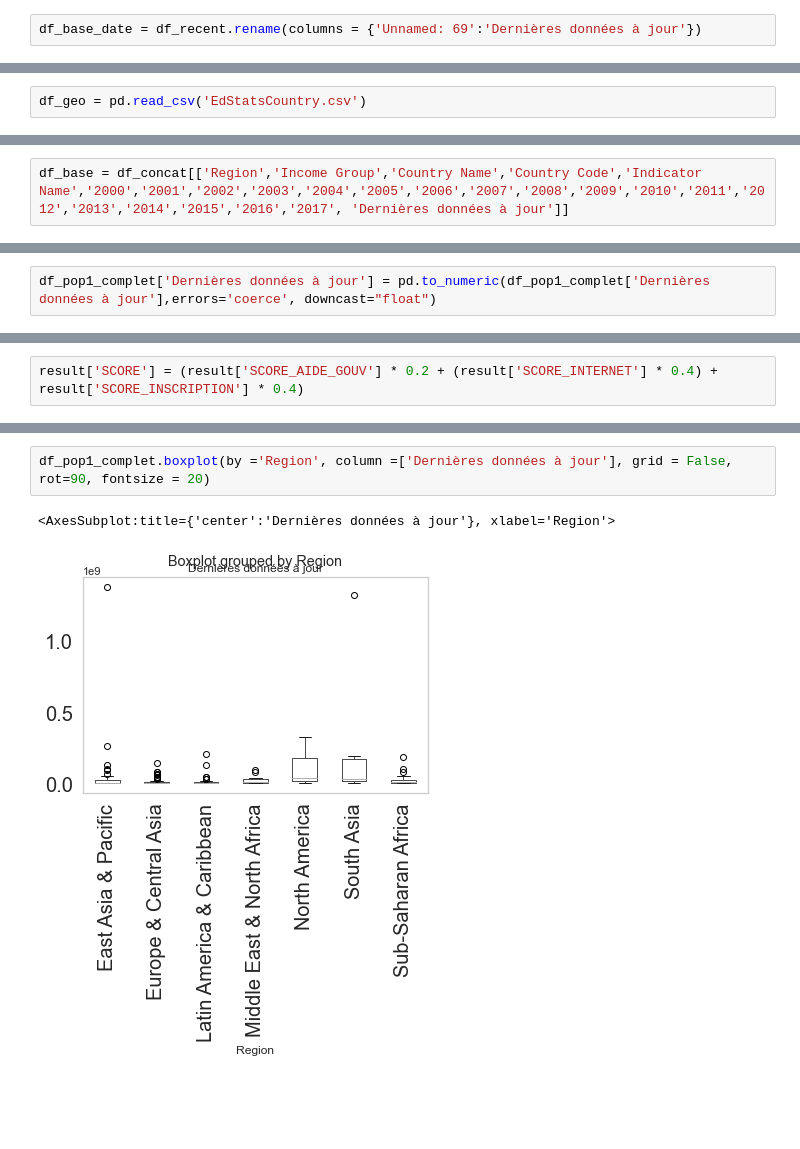
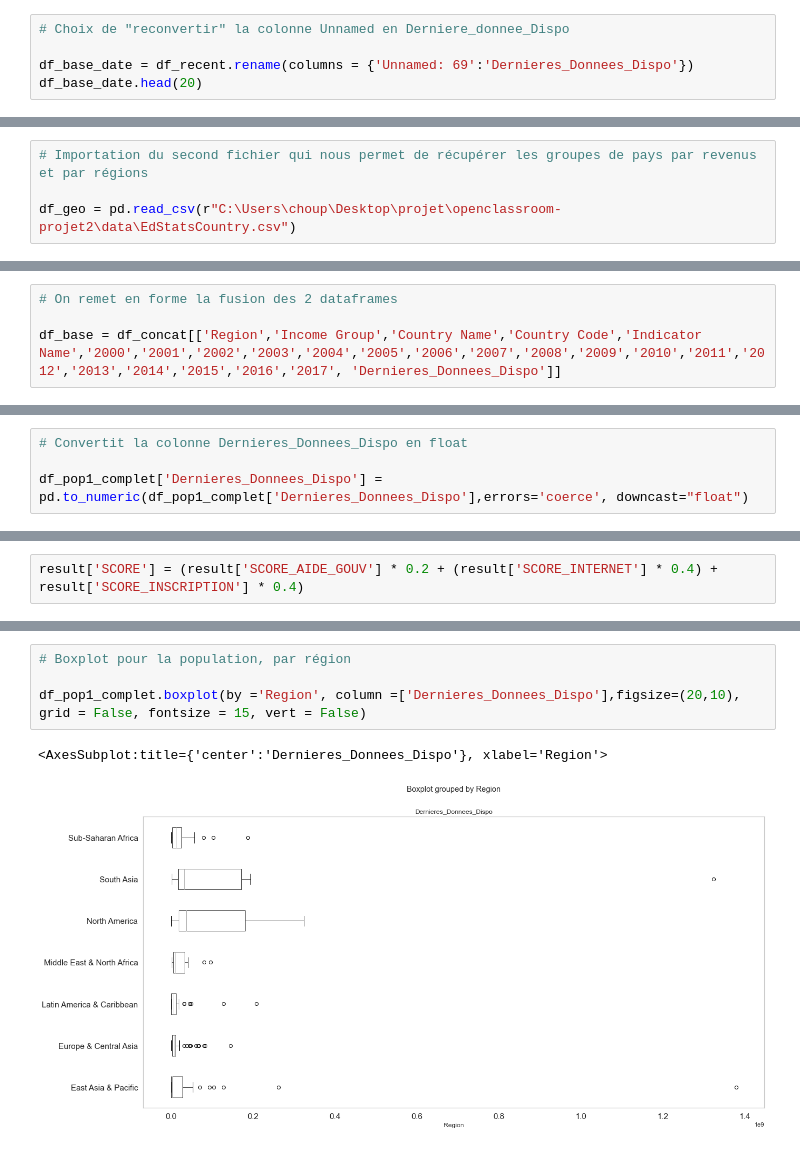
Before and after one commit to Charlotte-1987/openclassroom-projet2, a Jupyter notebook: notebook.ipynb, the cells around one changed output, grey strips where cells are left out. Drawn from its saved outputs; the diff is of its cells as text; blank space fills up the shorter version.

```diff
--- a/notebook.ipynb
+++ b/notebook.ipynb
@@ -90,4 +140,7 @@ df_suppr_prevision = df_suppr90.drop(['2020','2025','2030','2035','2040','2045',
 # %%
 df_recent = df_suppr_prevision.drop(['Indicator Code'], axis=1)
 # %%
-df_base_date = df_recent.rename(columns = {'Unnamed: 69':'Dernières données à jour'})
+# Choix de "reconvertir" la colonne Unnamed en Derniere_donnee_Dispo
+
+df_base_date = df_recent.rename(columns = {'Unnamed: 69':'Dernieres_Donnees_Dispo'})
+df_base_date.head(20)
@@ -115,5 +165,7 @@ df_base_date.head(20)
 # %%
-df_geo = pd.read_csv('EdStatsCountry.csv')
+# Importation du second fichier qui nous permet de récupérer les groupes de pays par revenus et par régions
+
+df_geo = pd.read_csv(r"C:\Users\choup\Desktop\projet\openclassroom-projet2\data\EdStatsCountry.csv")
 # %%
 df_geo.shape
 # %% [output]
@@ -198,7 +253,9 @@ df_base_geo.loc[df_base_geo['Income Group'].isna(),:]
 
 df_concat = df_base_date.merge(df_base_geo, how='inner', on='Country Code')
 # %%
-df_base = df_concat[['Region','Income Group','Country Name','Country Code','Indicator Name','2000','2001','2002','2003','2004','2005','2006','2007','2008','2009','2010','2011','2012','2013','2014','2015','2016','2017', 'Dernières données à jour']]
+# On remet en forme la fusion des 2 dataframes
+
+df_base = df_concat[['Region','Income Group','Country Name','Country Code','Indicator Name','2000','2001','2002','2003','2004','2005','2006','2007','2008','2009','2010','2011','2012','2013','2014','2015','2016','2017', 'Dernieres_Donnees_Dispo']]
 # %%
 df_base.reset_index(drop = True, inplace = True)
 # %%
@@ -262,6 +330,8 @@ Dernières données à jour    object
 dtype: object
 # %%
-df_pop1_complet['Dernières données à jour'] = pd.to_numeric(df_pop1_complet['Dernières données à jour'],errors='coerce', downcast="float")
+# Convertit la colonne Dernieres_Donnees_Dispo en float
+
+df_pop1_complet['Dernieres_Donnees_Dispo'] = pd.to_numeric(df_pop1_complet['Dernieres_Donnees_Dispo'],errors='coerce', downcast="float")
 # %%
 # df_pop1_complet['2000', '2001'].astype(float64)
 # Ne fonctionne pas pour mettre toutes les années en float64
@@ -885,5 +1104,7 @@ df_secondaire3_complet.boxplot(by ='Region', column =['Dernières données à jo
 # %%
-df_pop1_complet.boxplot(by ='Region', column =['Dernières données à jour'], grid = False, rot=90, fontsize = 20)
+# Boxplot pour la population, par région
+
+df_pop1_complet.boxplot(by ='Region', column =['Dernieres_Donnees_Dispo'],figsize=(20,10), grid = False, fontsize = 15, vert = False)
 # %% [output]
-<AxesSubplot:title={'center':'Dernières données à jour'}, xlabel='Region'>
+<AxesSubplot:title={'center':'Dernieres_Donnees_Dispo'}, xlabel='Region'>
-[figure, old version]
+[figure, new version]
```
Also changed, not shown: parts of 132 cells of this notebook.
